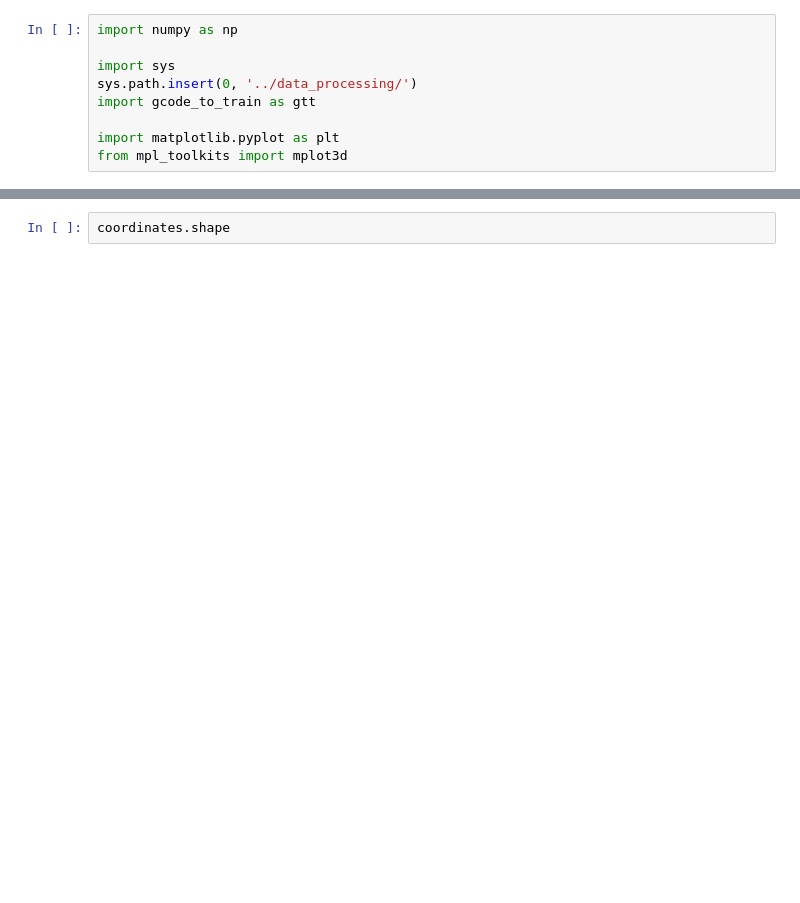
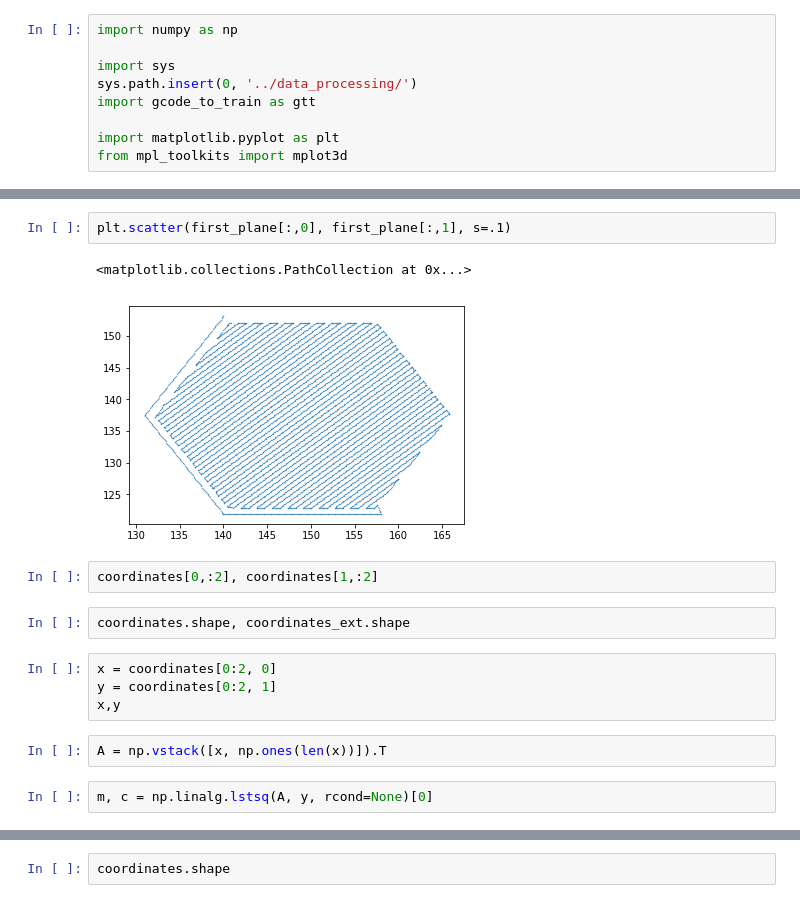
Before and after one commit to fdamani/3d-printing, a Jupyter notebook: src/simulator/simulator play.ipynb, the cells around one changed output, grey strips where cells are left out. Saved outputs shown, nothing was run; the diff lists cells and outputs as text; blank space fills up the shorter version.

```diff
--- a/src/simulator/simulator play.ipynb
+++ b/src/simulator/simulator play.ipynb
@@ -26,0 +72,17 @@ coordinates[2:10]
+# %%
+plt.scatter(first_plane[:,0], first_plane[:,1], s=.1)
+# %% [output]
+<matplotlib.collections.PathCollection at 0x...>
+[figure, added]
+# %%
+coordinates[0,:2], coordinates[1,:2]
+# %%
+coordinates.shape, coordinates_ext.shape
+# %%
+x = coordinates[0:2, 0]
+y = coordinates[0:2, 1]
+x,y
+# %%
+A = np.vstack([x, np.ones(len(x))]).T
+# %%
+m, c = np.linalg.lstsq(A, y, rcond=None)[0]
```
Also changed, not shown: parts of 19 cells of this notebook, 8 other files.
